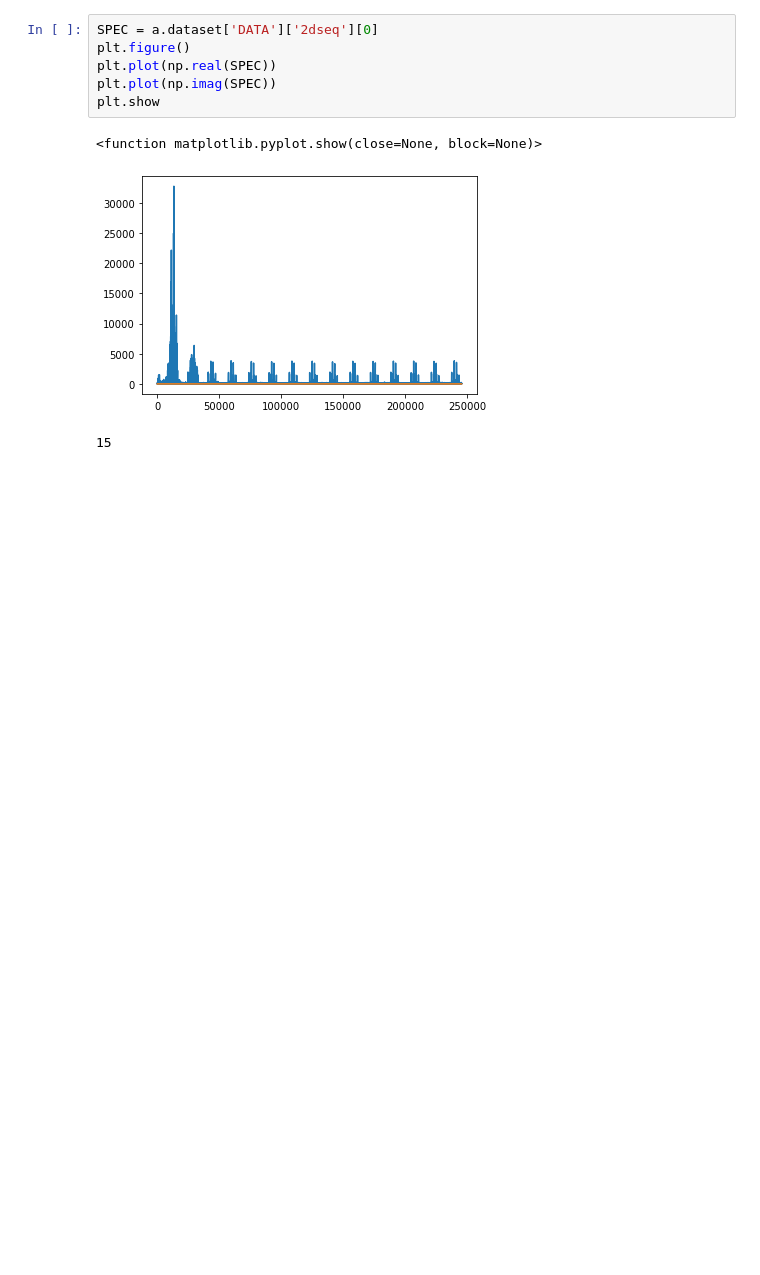
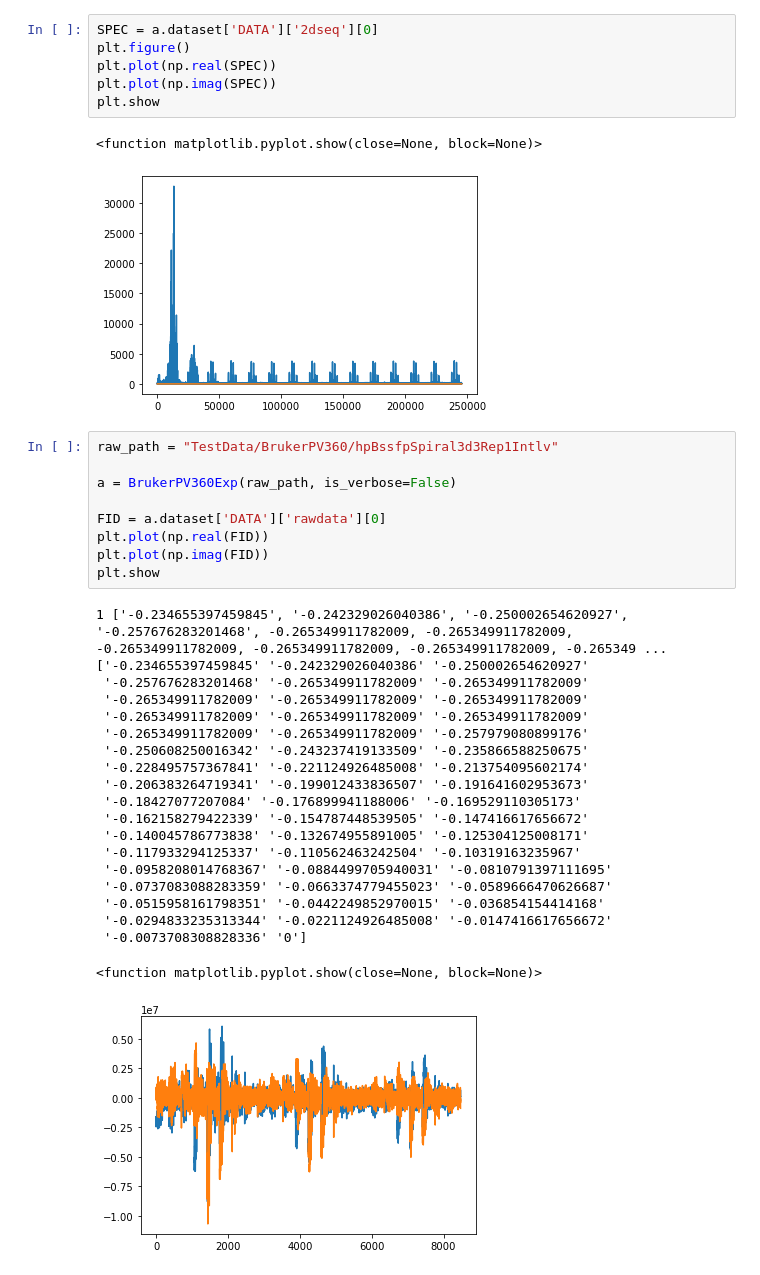
Before and after one commit to Xiao-JI-94158/pyHydra, a Jupyter notebook: BrukerPV360Test.ipynb, the cells around one changed output. Cells and saved outputs as stored; diff of their text form; blank space fills up the shorter version.

Commit message:
Changes to be committed: 	modified:   BrukerPV360.py 	modified:   BrukerPV360Test.ipynb
    Updated parameter parsing with more robust capacity
    Tested in the ipython-notebook

```diff
--- a/BrukerPV360Test.ipynb
+++ b/BrukerPV360Test.ipynb
@@ -92,5 +92,32 @@ plt.show
 <function matplotlib.pyplot.show(close=None, block=None)>
 [figure]
 # %%
+raw_path = "TestData/BrukerPV360/hpBssfpSpiral3d3Rep1Intlv"
+
+a = BrukerPV360Exp(raw_path, is_verbose=False)
+
+FID = a.dataset['DATA']['rawdata'][0]
+plt.plot(np.real(FID))
+plt.plot(np.imag(FID))
+plt.show
 # %% [output]
-15
+1 ['-0.234655397459845', '-0.242329026040386', '-0.250002654620927', '-0.257676283201468', -0.265349911782009, -0.265349911782009, -0.265349911782009, -0.265349911782009, -0.265349911782009, -0.265349 ...
+['-0.234655397459845' '-0.242329026040386' '-0.250002654620927'
+ '-0.257676283201468' '-0.265349911782009' '-0.265349911782009'
+ '-0.265349911782009' '-0.265349911782009' '-0.265349911782009'
+ '-0.265349911782009' '-0.265349911782009' '-0.265349911782009'
+ '-0.265349911782009' '-0.265349911782009' '-0.257979080899176'
+ '-0.250608250016342' '-0.243237419133509' '-0.235866588250675'
+ '-0.228495757367841' '-0.221124926485008' '-0.213754095602174'
+ '-0.206383264719341' '-0.199012433836507' '-0.191641602953673'
+ '-0.18427077207084' '-0.176899941188006' '-0.169529110305173'
+ '-0.162158279422339' '-0.154787448539505' '-0.147416617656672'
+ '-0.140045786773838' '-0.132674955891005' '-0.125304125008171'
+ '-0.117933294125337' '-0.110562463242504' '-0.10319163235967'
+ '-0.0958208014768367' '-0.0884499705940031' '-0.0810791397111695'
+ '-0.0737083088283359' '-0.0663374779455023' '-0.0589666470626687'
+ '-0.0515958161798351' '-0.0442249852970015' '-0.036854154414168'
+ '-0.0294833235313344' '-0.0221124926485008' '-0.0147416617656672'
+ '-0.0073708308828336' '0']
+<function matplotlib.pyplot.show(close=None, block=None)>
+[figure, added]
```
Also changed, not shown: parts of 2 cells of this notebook, 1 other file.
